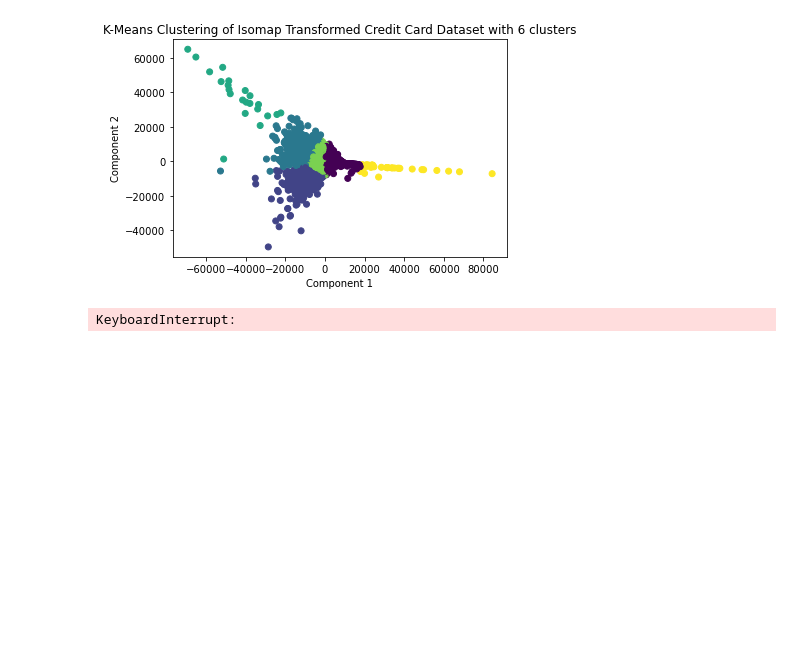
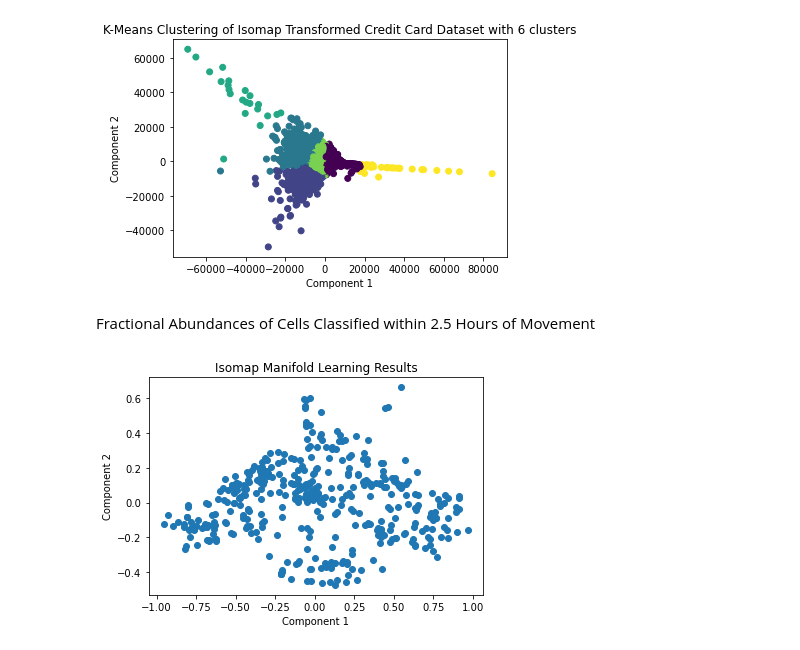
Before and after one commit to krutalp/MCFDS-Manifold-Learning, a Jupyter notebook: IsoMap.ipynb, the cells around one changed output. Drawn from its saved outputs; the diff is of its cells as text; code cells hidden in the pictures; blank space fills up the shorter version.

```diff
--- a/IsoMap.ipynb
+++ b/IsoMap.ipynb
@@ -64,36 +64,3 @@ plt.ylabel("Component 2")
 plt.show()
 # %% [output]
 [figure]
-# %%
-# Load the datasetx
-import pandas as pd
-from sklearn.manifold import Isomap
-
-# Load the dataset
-data = pd.read_csv("Datasets/Loan_Data.csv", low_memory=False)
-
-data.fillna(data.mean(), inplace = True)
-data = data.fillna(0)
-
-data = data.replace('$', '')
-data = data.replace('', pd.np.nan)
-data = data.fillna(0)
-data = data.select_dtypes(include=['float64', 'int64']) # only keep columns with float or int data types
-data = data.dropna(axis=1, how='any') # drop columns containing any NaN values
-data = data.astype(int)
-
-# Create Isomap object
-isomap = Isomap(n_components = 2)
-
-# Fit and transform the data with Isomap
-isomap_data = isomap.fit_transform(data)
-
-# Plot the results
-import matplotlib.pyplot as plt
-plt.scatter(X_isomap[:, 0], X_isomap[:, 1], c=y, cmap="coolwarm")
-plt.title("Isomap Manifold Learning Results")
-plt.xlabel("Component 1")
-plt.ylabel("Component 2")
-plt.show()
-# %% [output]
-KeyboardInterrupt:
@@ -135,0 +67,36 @@ plt.show()
+# %% [markdown]
+Fractional Abundances of Cells Classified within 2.5 Hours of Movement
+# %%
+# Import necessary libraries
+import pandas as pd
+import seaborn as sns
+import matplotlib.pyplot as plt
+from sklearn.manifold import Isomap
+from sklearn.cluster import KMeans
+from sklearn import metrics
+
+# Load the dataset
+data = pd.read_excel('Datasets/media-2.xlsx')
+
+# Drop unnecessary columns
+data.drop(["Condition number", "Total cells  per condition", "Condition name (Description of perturbation, dimensionality, cell line name, etc.)", "Condition Information/source "], axis = 1, inplace = True)
+data = data.fillna(0)
+
+# Replace missing values with column means
+data.fillna(data.mean(), inplace = True)
+# %%
+# Create Isomap object
+isomap = Isomap(n_components = 2)
+
+# Fit and transform the data with Isomap
+isomap_data = isomap.fit_transform(data)
+
+# Plot the results
+import matplotlib.pyplot as plt
+plt.scatter(isomap_data[:, 0], isomap_data[:, 1], cmap="coolwarm")
+plt.title("Isomap Manifold Learning Results")
+plt.xlabel("Component 1")
+plt.ylabel("Component 2")
+plt.show()
+# %% [output]
+[figure, added]
```
Also changed, not shown: parts of 10 cells of this notebook, 1 other file.
